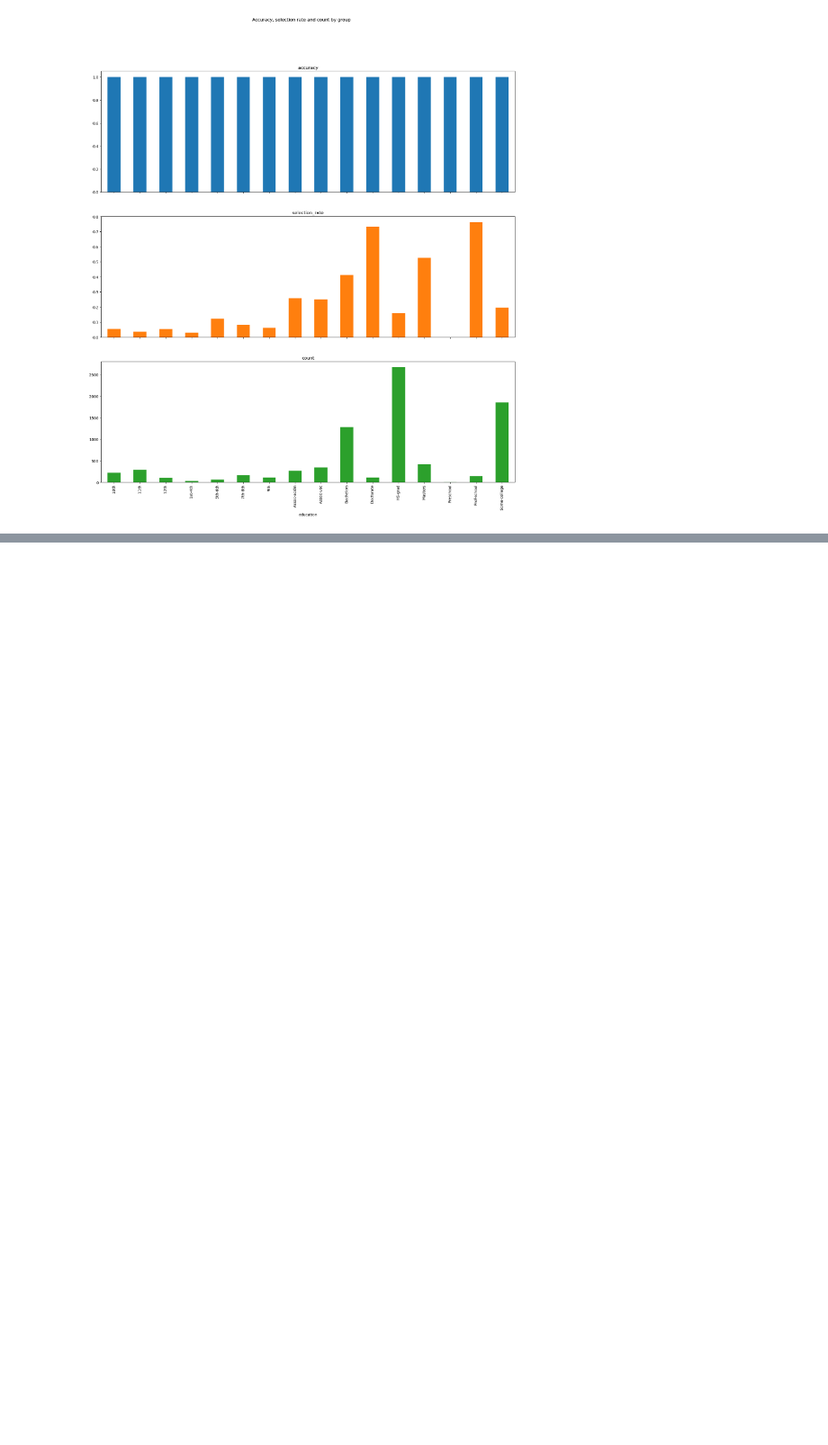
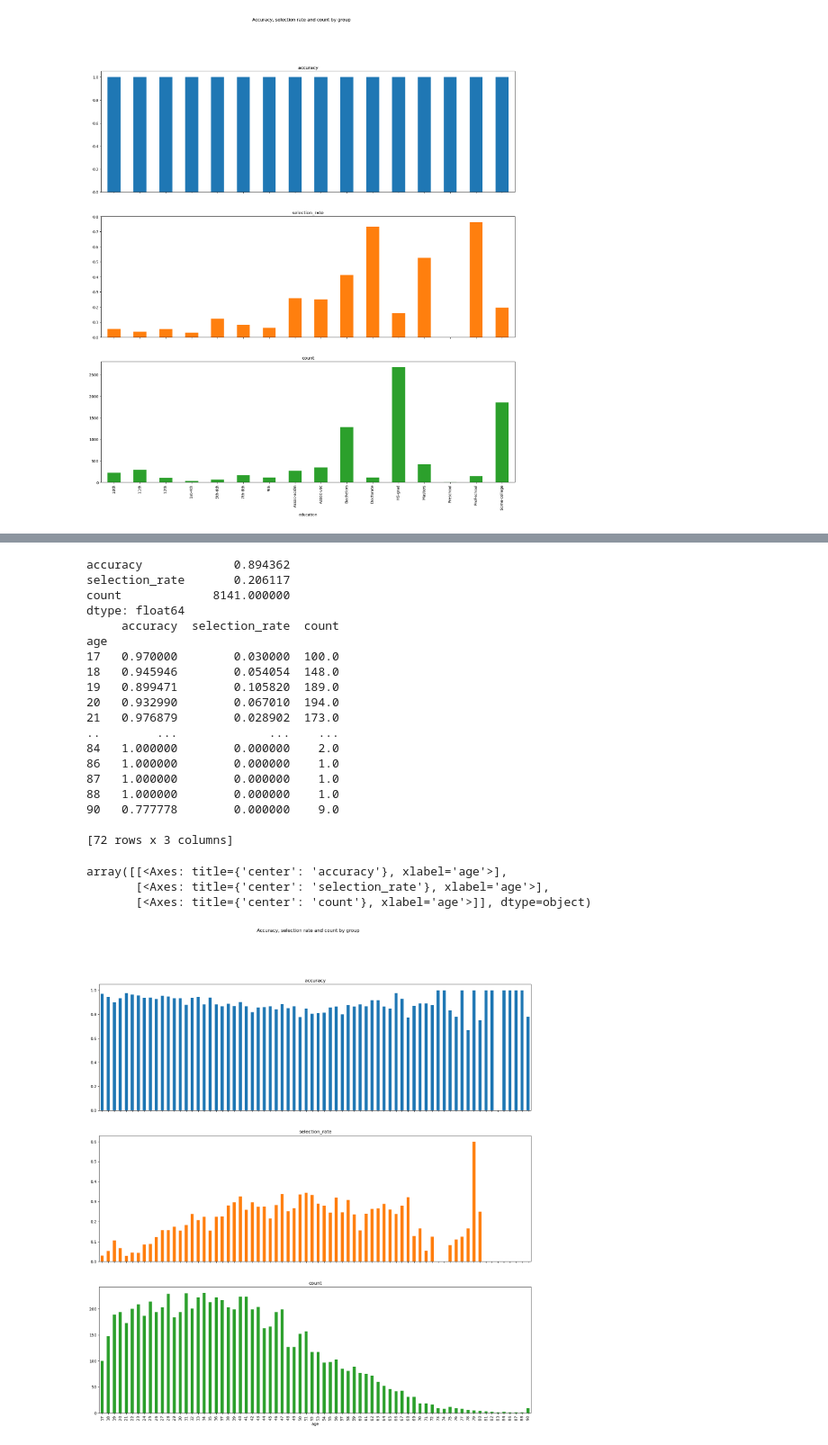
Before and after one commit to RomeroRomeroMartin/txai_project, a Jupyter notebook: TAI.ipynb, the cells around one changed output, grey strips where cells are left out. Shown at 90% size. Saved outputs shown, nothing was run; the diff lists cells and outputs as text; code cells hidden in the pictures; blank space fills up the shorter version.

```diff
--- a/TAI.ipynb
+++ b/TAI.ipynb
@@ -1026,0 +1115,44 @@ array([[<Axes: title={'center': 'accuracy'}, xlabel='education'>],
+# %%
+metric_frame = MetricFrame(
+    metrics={
+        "accuracy": skm.accuracy_score,
+        "selection_rate": selection_rate,
+        "count": count,
+    },
+    sensitive_features=A_test,
+    y_true=Y_test,
+    y_pred=non_dominated[0].predict(X_test),
+)
+print(metric_frame.overall)
+print(metric_frame.by_group)
+metric_frame.by_group.plot.bar(
+    subplots=True,
+    layout=[3, 1],
+    legend=False,
+    figsize=[20, 20],
+    title="Accuracy, selection rate and count by group",
+)
+# %% [output]
+accuracy             0.894362
+selection_rate       0.206117
+count             8141.000000
+dtype: float64
+     accuracy  selection_rate  count
+age
+17   0.970000        0.030000  100.0
+18   0.945946        0.054054  148.0
+19   0.899471        0.105820  189.0
+20   0.932990        0.067010  194.0
+21   0.976879        0.028902  173.0
+..        ...             ...    ...
+84   1.000000        0.000000    2.0
+86   1.000000        0.000000    1.0
+87   1.000000        0.000000    1.0
+88   1.000000        0.000000    1.0
+90   0.777778        0.000000    9.0
+
+[72 rows x 3 columns]
+array([[<Axes: title={'center': 'accuracy'}, xlabel='age'>],
+       [<Axes: title={'center': 'selection_rate'}, xlabel='age'>],
+       [<Axes: title={'center': 'count'}, xlabel='age'>]], dtype=object)
+[figure, added]
```
Also changed, not shown: parts of 4 cells of this notebook, 3 other files.
